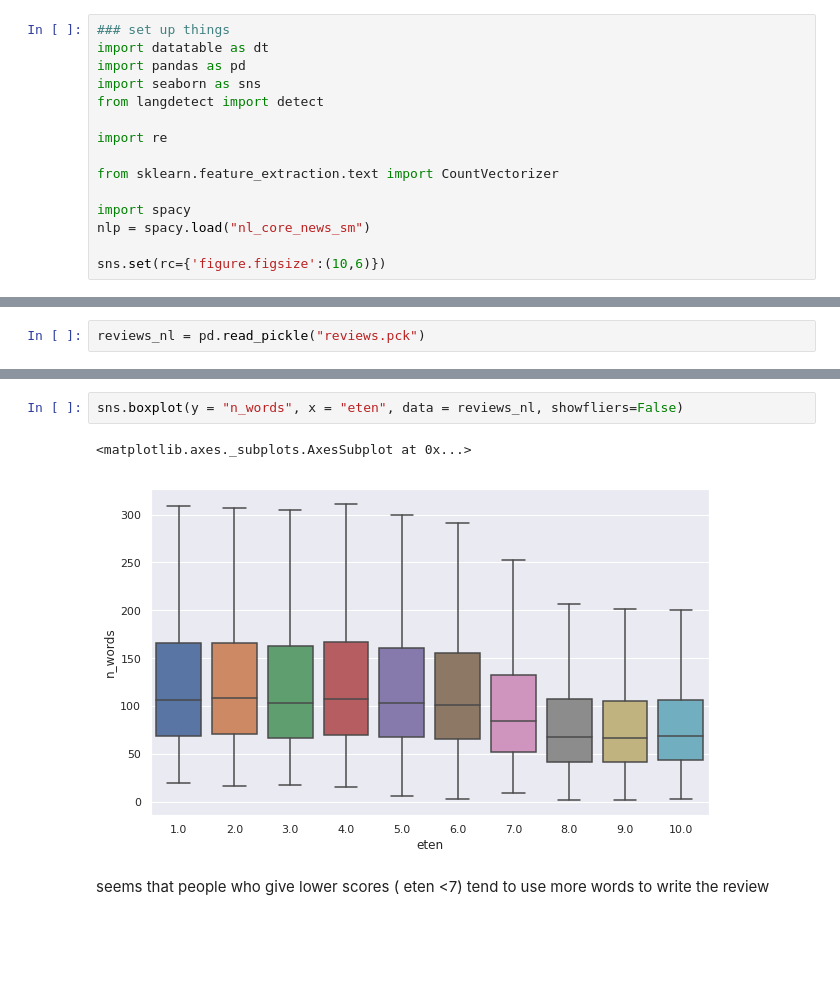
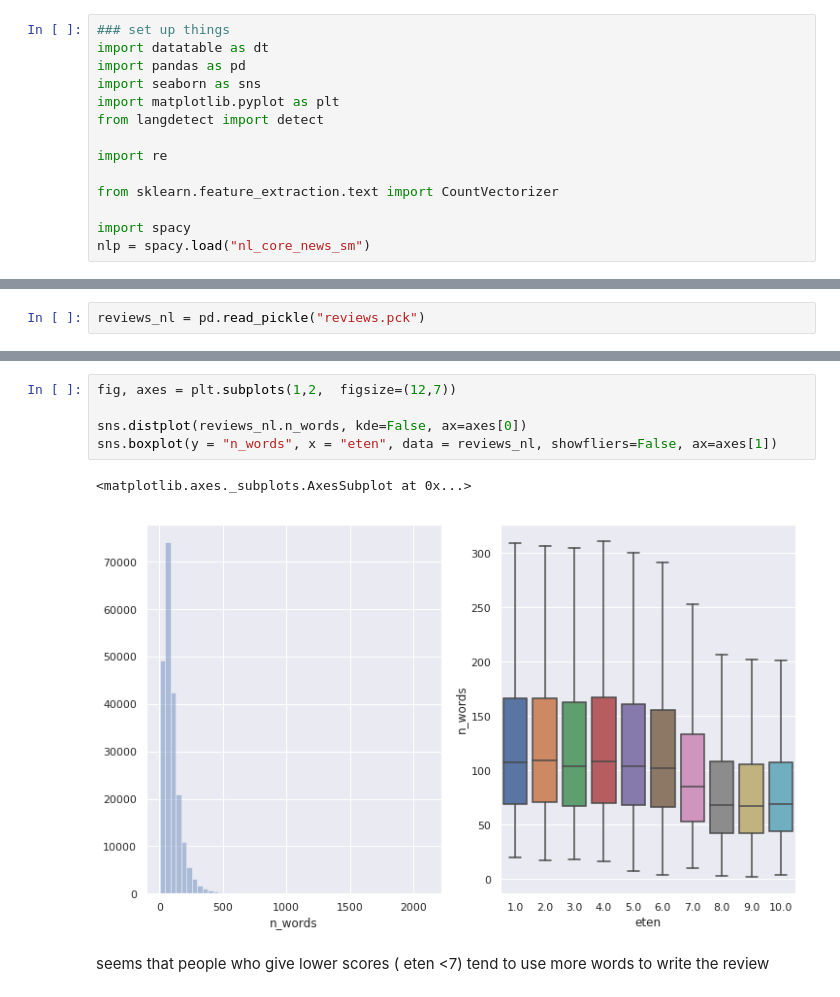
Before and after one commit to longhowlam/python_hobby_stuff, a Jupyter notebook: RestaurantReviews.ipynb, the cells around one changed output, grey strips where cells are left out. Drawn from its saved outputs; the diff is of its cells as text; blank space fills up the shorter version.

```diff
--- a/RestaurantReviews.ipynb
+++ b/RestaurantReviews.ipynb
@@ -7,6 +7,7 @@ Predict the score using the review texts from reviews scrapes already some time
 import datatable as dt
 import pandas as pd
 import seaborn as sns
+import matplotlib.pyplot as plt
 from langdetect import detect
 
 import re
@@ -15,8 +16,6 @@ from sklearn.feature_extraction.text import CountVectorizer
 
 import spacy
 nlp = spacy.load("nl_core_news_sm")
-
-sns.set(rc={'figure.figsize':(10,6)})
 # %% [markdown]
 ### Import data
 # %%
@@ -118,7 +116,10 @@ sns.distplot(reviews_nl.n_words, kde=False)
-# %%
-sns.boxplot(y = "n_words", x = "eten", data = reviews_nl, showfliers=False)
-# %% [output]
-<matplotlib.axes._subplots.AxesSubplot at 0x...>
-[figure, removed]
+# %%
+fig, axes = plt.subplots(1,2,  figsize=(12,7))
+
+sns.distplot(reviews_nl.n_words, kde=False, ax=axes[0])
+sns.boxplot(y = "n_words", x = "eten", data = reviews_nl, showfliers=False, ax=axes[1])
+# %% [output]
+<matplotlib.axes._subplots.AxesSubplot at 0x...>
+[figure, added]
 # %% [markdown]
 seems that people who give lower scores ( eten <7) tend to use more words to write the review
```
Also changed, not shown: parts of 12 cells of this notebook.
